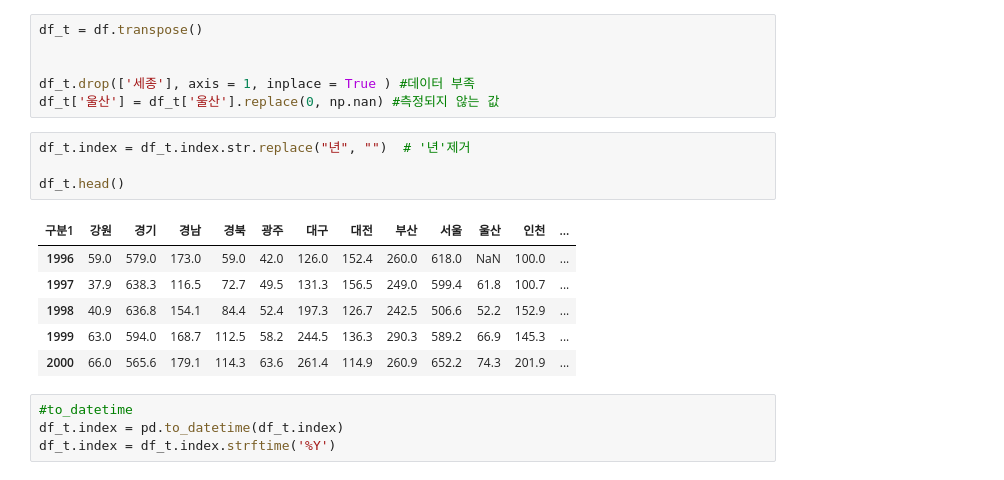
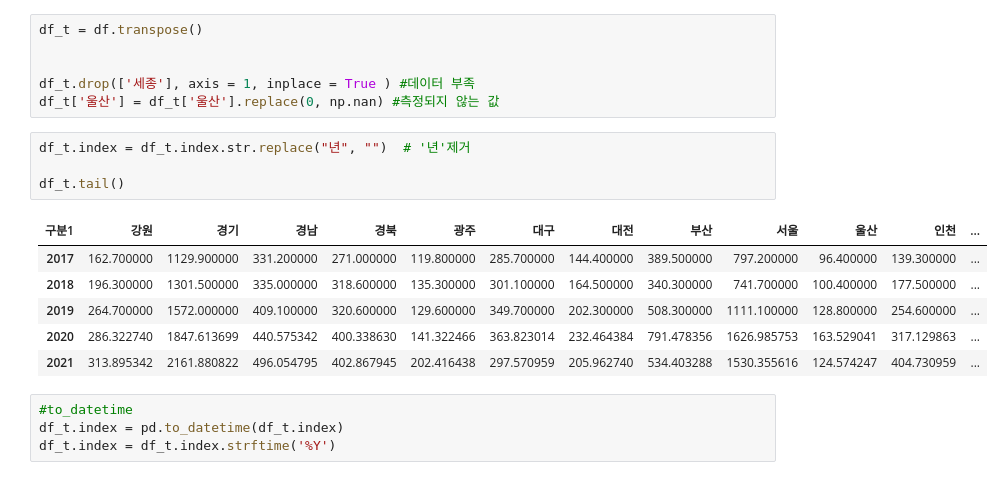
Before and after one commit to yeomsee/Ecothon_2023, a Jupyter notebook: 전국 생활 폐기물 데이터 시계열 분석을 통한 플라스틱 방앗간 추가 위치 선정/예측/Ecothon_prophet_donggun.ipynb, the cells around one changed output. Drawn from its saved outputs; the diff is of its cells as text.

```diff
--- a/전국 생활 폐기물 데이터 시계열 분석을 통한 플라스틱 방앗간 추가 위치 선정/예측/Ecothon_prophet_donggun.ipynb
+++ b/전국 생활 폐기물 데이터 시계열 분석을 통한 플라스틱 방앗간 추가 위치 선정/예측/Ecothon_prophet_donggun.ipynb
@@ -53,14 +53,14 @@ df_t['울산'] = df_t['울산'].replace(0, np.nan) #측정되지 않는 값
 # %%
 df_t.index = df_t.index.str.replace("년", "")  # '년'제거
 
-df_t.head()
+df_t.tail()
 # %% [output]
 | 구분1 | 강원 | 경기 | 경남 | 경북 | 광주 | 대구 | 대전 | 부산 | 서울 | 울산 | 인천 | ... |
-| 1996 | 59.0 | 579.0 | 173.0 | 59.0 | 42.0 | 126.0 | 152.4 | 260.0 | 618.0 | NaN | 100.0 | ... |
-| 1997 | 37.9 | 638.3 | 116.5 | 72.7 | 49.5 | 131.3 | 156.5 | 249.0 | 599.4 | 61.8 | 100.7 | ... |
-| 1998 | 40.9 | 636.8 | 154.1 | 84.4 | 52.4 | 197.3 | 126.7 | 242.5 | 506.6 | 52.2 | 152.9 | ... |
-| 1999 | 63.0 | 594.0 | 168.7 | 112.5 | 58.2 | 244.5 | 136.3 | 290.3 | 589.2 | 66.9 | 145.3 | ... |
-| 2000 | 66.0 | 565.6 | 179.1 | 114.3 | 63.6 | 261.4 | 114.9 | 260.9 | 652.2 | 74.3 | 201.9 | ... |
+| 2017 | 162.700000 | 1129.900000 | 331.200000 | 271.000000 | 119.800000 | 285.700000 | 144.400000 | 389.500000 | 797.200000 | 96.400000 | 139.300000 | ... |
+| 2018 | 196.300000 | 1301.500000 | 335.000000 | 318.600000 | 135.300000 | 301.100000 | 164.500000 | 340.300000 | 741.700000 | 100.400000 | 177.500000 | ... |
+| 2019 | 264.700000 | 1572.000000 | 409.100000 | 320.600000 | 129.600000 | 349.700000 | 202.300000 | 508.300000 | 1111.100000 | 128.800000 | 254.600000 | ... |
+| 2020 | 286.322740 | 1847.613699 | 440.575342 | 400.338630 | 141.322466 | 363.823014 | 232.464384 | 791.478356 | 1626.985753 | 163.529041 | 317.129863 | ... |
+| 2021 | 313.895342 | 2161.880822 | 496.054795 | 402.867945 | 202.416438 | 297.570959 | 205.962740 | 534.403288 | 1530.355616 | 124.574247 | 404.730959 | ... |
 # %%
 #to_datetime
 df_t.index = pd.to_datetime(df_t.index)
```
Also changed, not shown: parts of 45 cells of this notebook.
